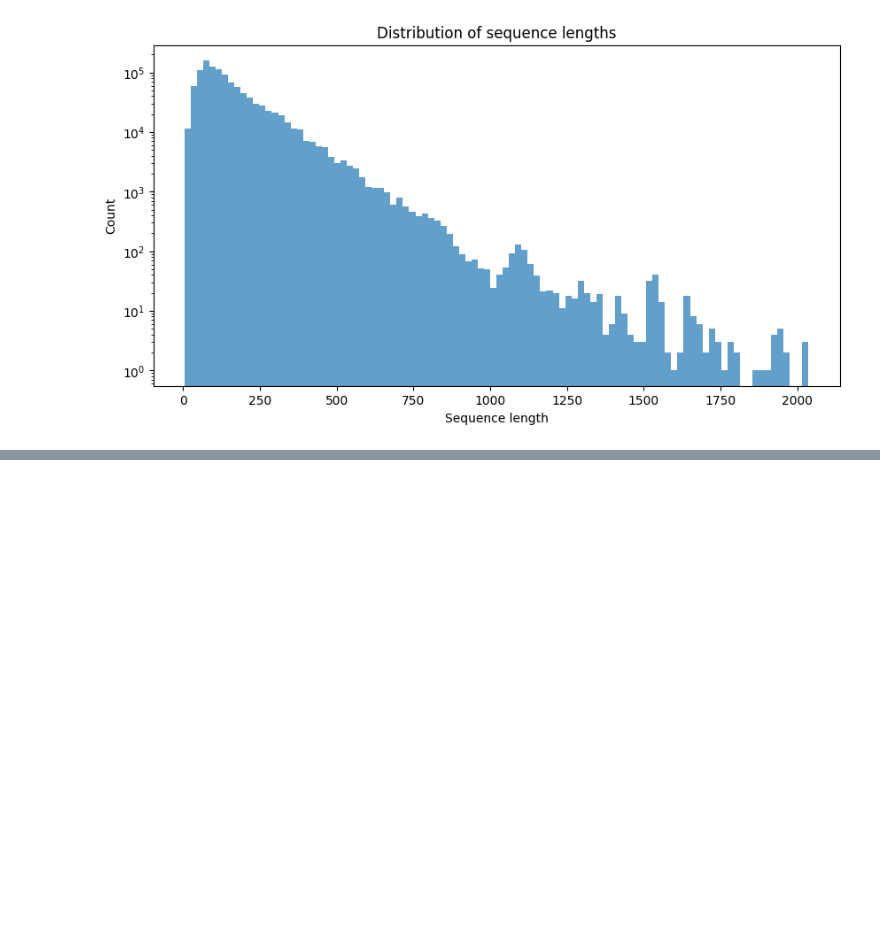
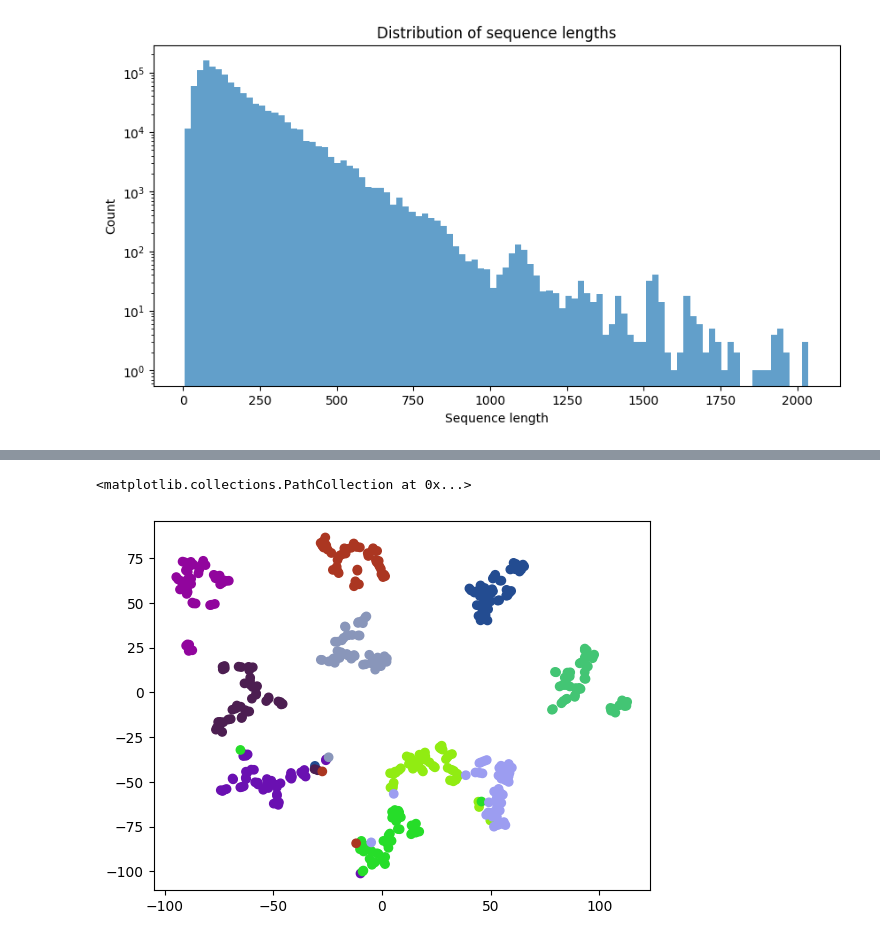
Before and after one commit to bennm37/pfamformer, a Jupyter notebook: scripts/pfam_eda.ipynb, the cells around one changed output, grey strips where cells are left out. Cells and saved outputs as stored; diff of their text form; code cells hidden in the pictures; blank space fills up the shorter version.

```diff
--- a/scripts/pfam_eda.ipynb
+++ b/scripts/pfam_eda.ipynb
@@ -125,0 +145,18 @@ Most likely, our input vector to our model will be a sequence of one hot vectors
+# %%
+# take the 64 most common
+grouped = df.groupby(by="accession_no").size()
+nos, sizes = zip(*sorted(grouped.items(), key=lambda x: x[1], reverse=True))
+top_64 = nos[:64]
+df_64 = df[df["accession_no"].isin(top_64)]
+# randomly select 500 from each family
+df_64_small = df_64.groupby('accession_no', group_keys=False).apply(lambda x: x.sample(50))
+# %%
+embeddings = np.zeros((3200, 960))
+for i, sequence in tqdm(enumerate(df_64_small["sequence"])):
+    protein = ESMProtein(sequence=sequence)
+    protein_tensor = client.encode(protein)
+    logits_output = client.logits(
+    protein_tensor, LogitsConfig(sequence=True, return_embeddings=True)
+    )
+    embedding = logits_output.embeddings.numpy()
+    embeddings[i] = np.mean(embedding[0], axis=0)
@@ -125,0 +168,17 @@ Most likely, our input vector to our model will be a sequence of one hot vectors
+# %%
+labels = df_64_small.accession_no.values
+ulabels = set(labels)
+np.random.seed(0)
+color_dict = {label:np.random.uniform(0,1,3) for label in ulabels}
+colors = [color_dict[label] for label in labels]
+# %%
+# reduced = PCA(n_components=960).fit_transform(embeddings)
+k = 1000
+reduced = embeddings[:k]
+results = TSNE(perplexity=5, learning_rate="auto", init="random", max_iter=5000).fit_transform(reduced)
+# %%
+fig, ax = plt.subplots()
+ax.scatter(*results.T, c=colors[:k])
+# %% [output]
+<matplotlib.collections.PathCollection at 0x...>
+[figure, added]
```
Also changed, not shown: parts of 11 cells of this notebook, 3 other files.
